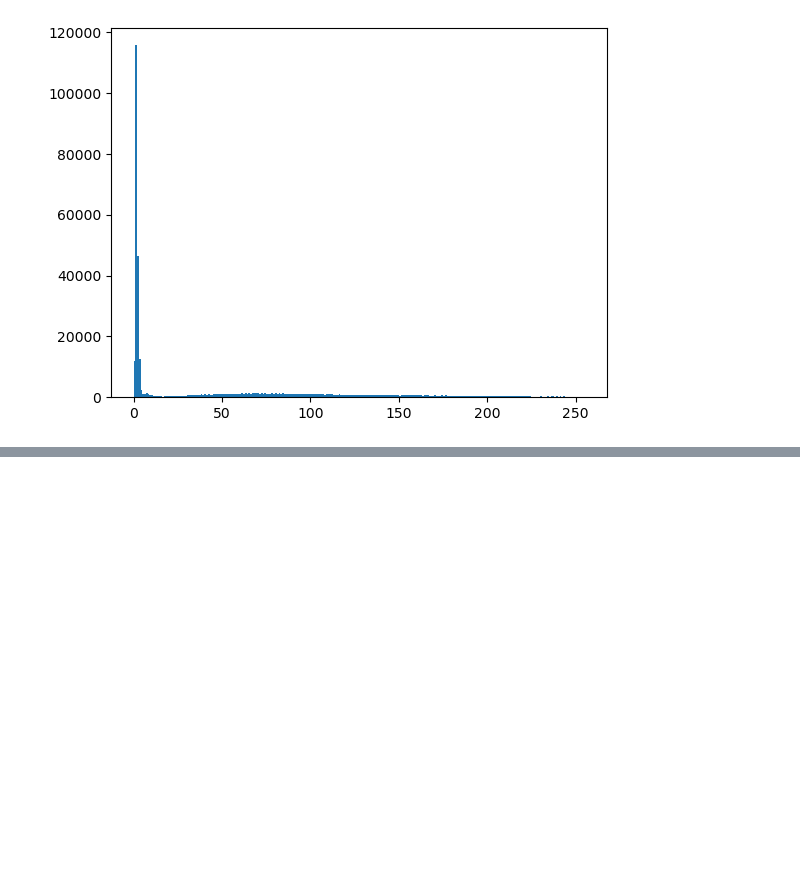
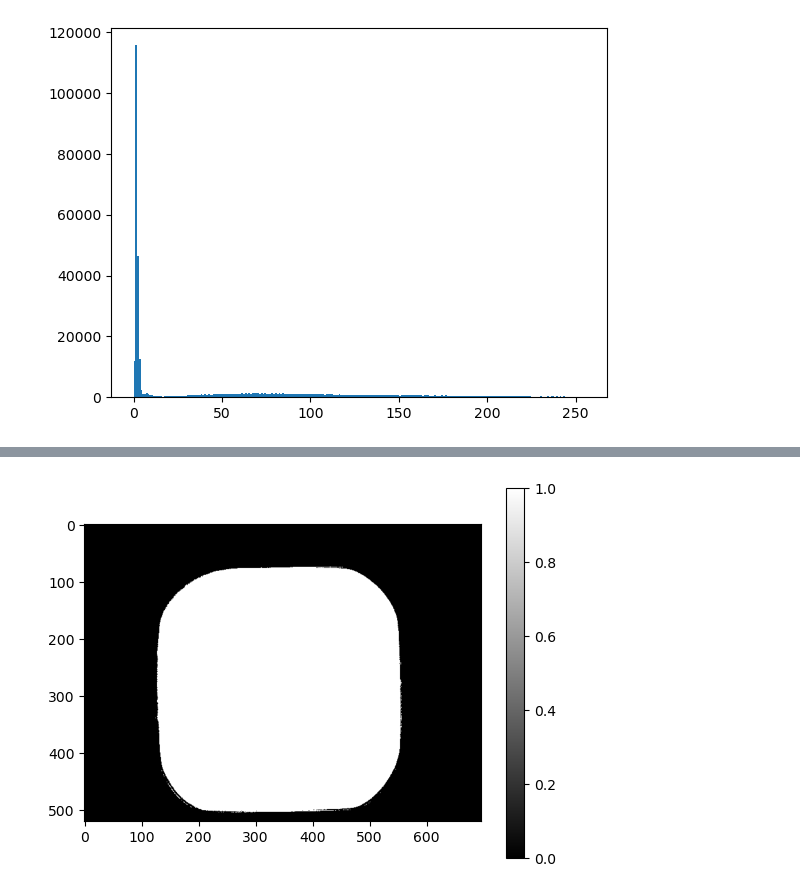
Before and after one commit to Lilian-GA/Nematode_status_assay, a Jupyter notebook: one_image_test.ipynb, the cells around one changed output, grey strips where cells are left out. Drawn from its saved outputs; the diff is of its cells as text; code cells hidden in the pictures; blank space fills up the shorter version.

```diff
--- a/one_image_test.ipynb
+++ b/one_image_test.ipynb
@@ -55,0 +67,9 @@ plt.show()
+# %%
+window_threshold = 8
+# %%
+empty_window = stretch_test_pixel>window_threshold
+plt.imshow(empty_window, cmap="gray", vmin = 0, vmax = 1)
+plt.colorbar()
+plt.show()
+# %% [output]
+[figure, added]
```
Also changed, not shown: parts of 6 cells of this notebook.
